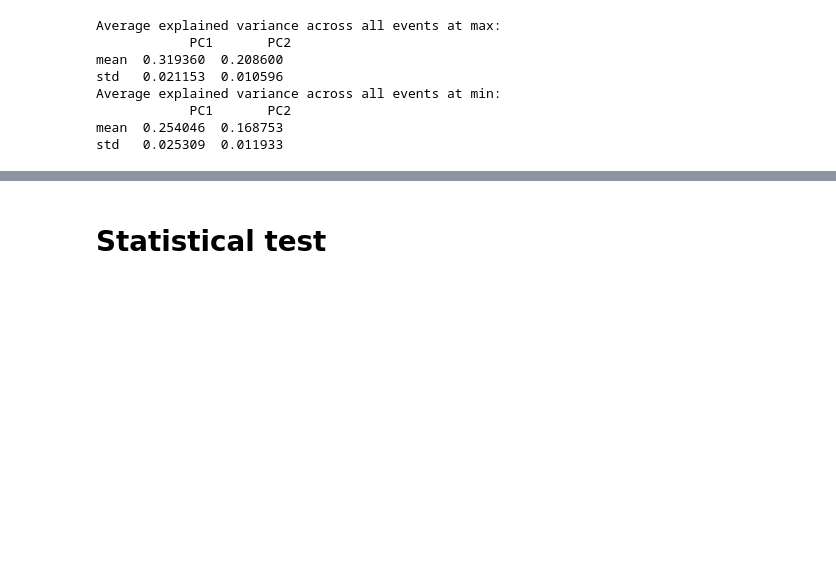
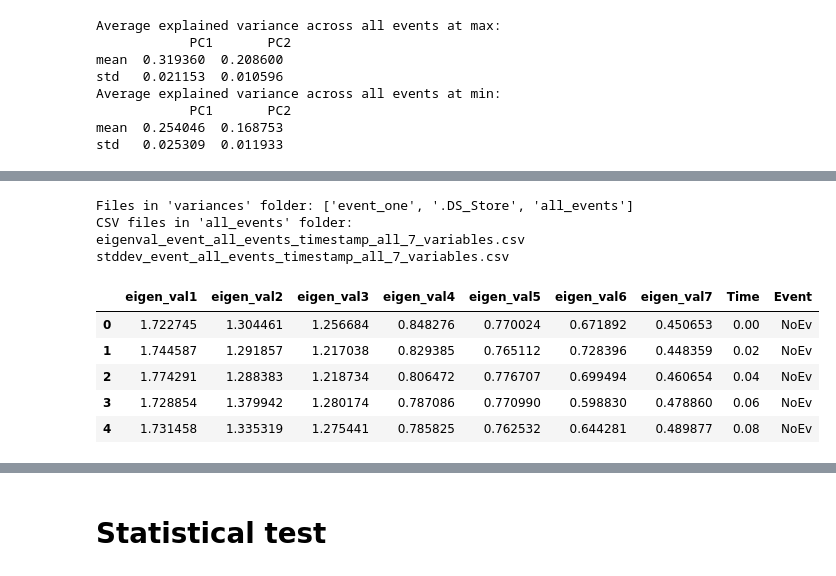
Before and after one commit to JohnMadrid/pca-driving-behavior, a Jupyter notebook: 3_variance_analysis.ipynb, the cells around one changed output, grey strips where cells are left out. Cells and saved outputs as stored; diff of their text form; code cells hidden in the pictures; blank space fills up the shorter version.

```diff
--- a/3_variance_analysis.ipynb
+++ b/3_variance_analysis.ipynb
@@ -350,0 +357,34 @@ std   0.025309  0.011933
+# %%
+# List file names in the 'eigenvalues' folder
+eigen_results_path = results_dir/'eigenvalues'
+eigen_results_files = os.listdir(eigen_results_path)
+
+# Print the file names
+print("Files in 'variances' folder:", eigen_results_files)
+# Load eigenvalues df
+# Find CSV files in the 'all_events' folder
+all_events_eigv_folder = eigen_results_path / 'all_events'
+
+# Print the names of all CSV files in the folder
+csv_files = list((all_events_eigv_folder).glob("*.csv"))
+print("CSV files in 'all_events' folder:")
+for f in csv_files:
+    print(f.name)
+# Load all CSV files into a single DataFrame
+pcs_stddev_df = dd.read_csv(all_events_eigv_folder / "stddev_event_all_events_timestamp_all_7_variables.csv").compute()
+# %% [output]
+Files in 'variances' folder: ['event_one', '.DS_Store', 'all_events']
+CSV files in 'all_events' folder:
+eigenval_event_all_events_timestamp_all_7_variables.csv
+stddev_event_all_events_timestamp_all_7_variables.csv
+# %%
+# Load all CSV files into a single DataFrame
+eigenv_df = dd.read_csv(all_events_eigv_folder / "eigenval_event_all_events_timestamp_all_7_variables.csv").compute()
+eigenv_df.head()
+# %% [output]
+|  | eigen_val1 | eigen_val2 | eigen_val3 | eigen_val4 | eigen_val5 | eigen_val6 | eigen_val7 | Time | Event |
+| 0 | 1.722745 | 1.304461 | 1.256684 | 0.848276 | 0.770024 | 0.671892 | 0.450653 | 0.00 | NoEv |
+| 1 | 1.744587 | 1.291857 | 1.217038 | 0.829385 | 0.765112 | 0.728396 | 0.448359 | 0.02 | NoEv |
+| 2 | 1.774291 | 1.288383 | 1.218734 | 0.806472 | 0.776707 | 0.699494 | 0.460654 | 0.04 | NoEv |
+| 3 | 1.728854 | 1.379942 | 1.280174 | 0.787086 | 0.770990 | 0.598830 | 0.478860 | 0.06 | NoEv |
+| 4 | 1.731458 | 1.335319 | 1.275441 | 0.785825 | 0.762532 | 0.644281 | 0.489877 | 0.08 | NoEv |
```
Also changed, not shown: parts of 17 cells of this notebook.
